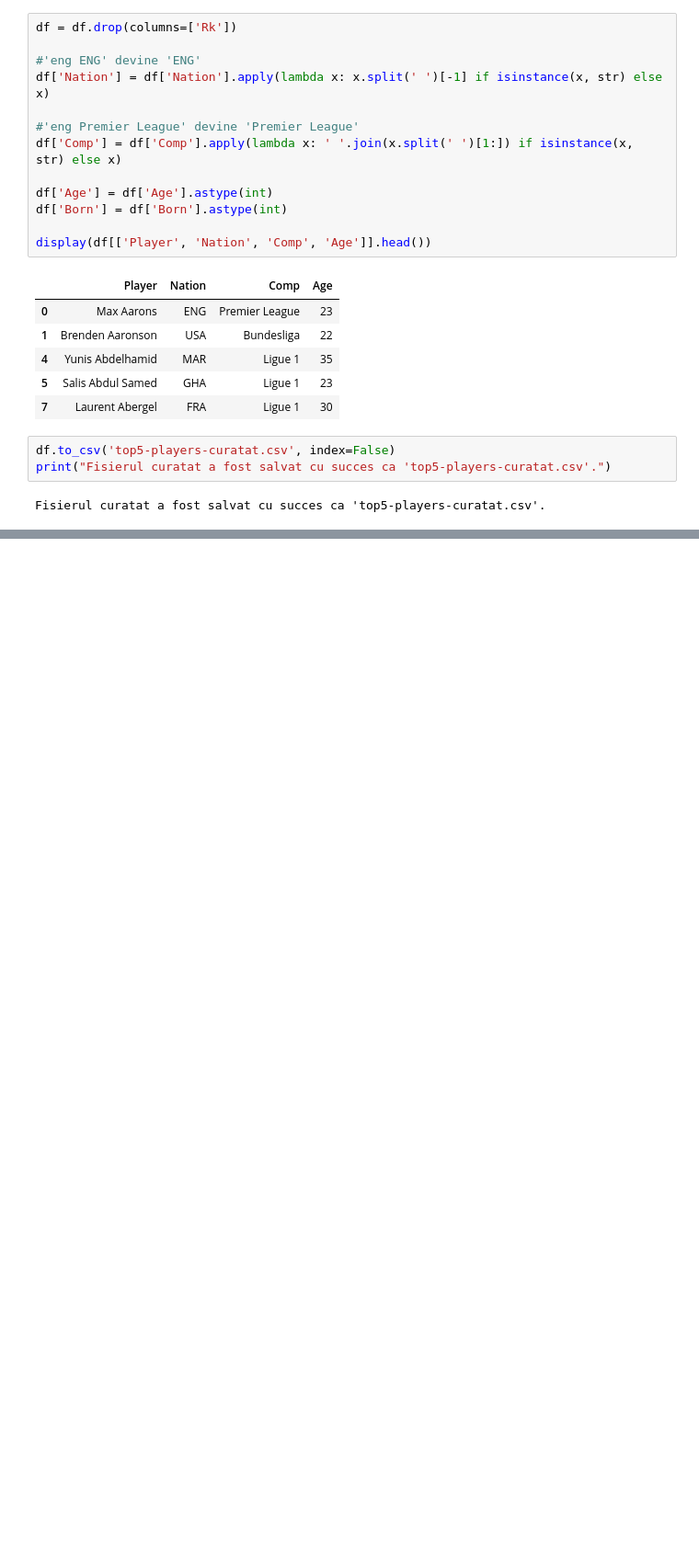
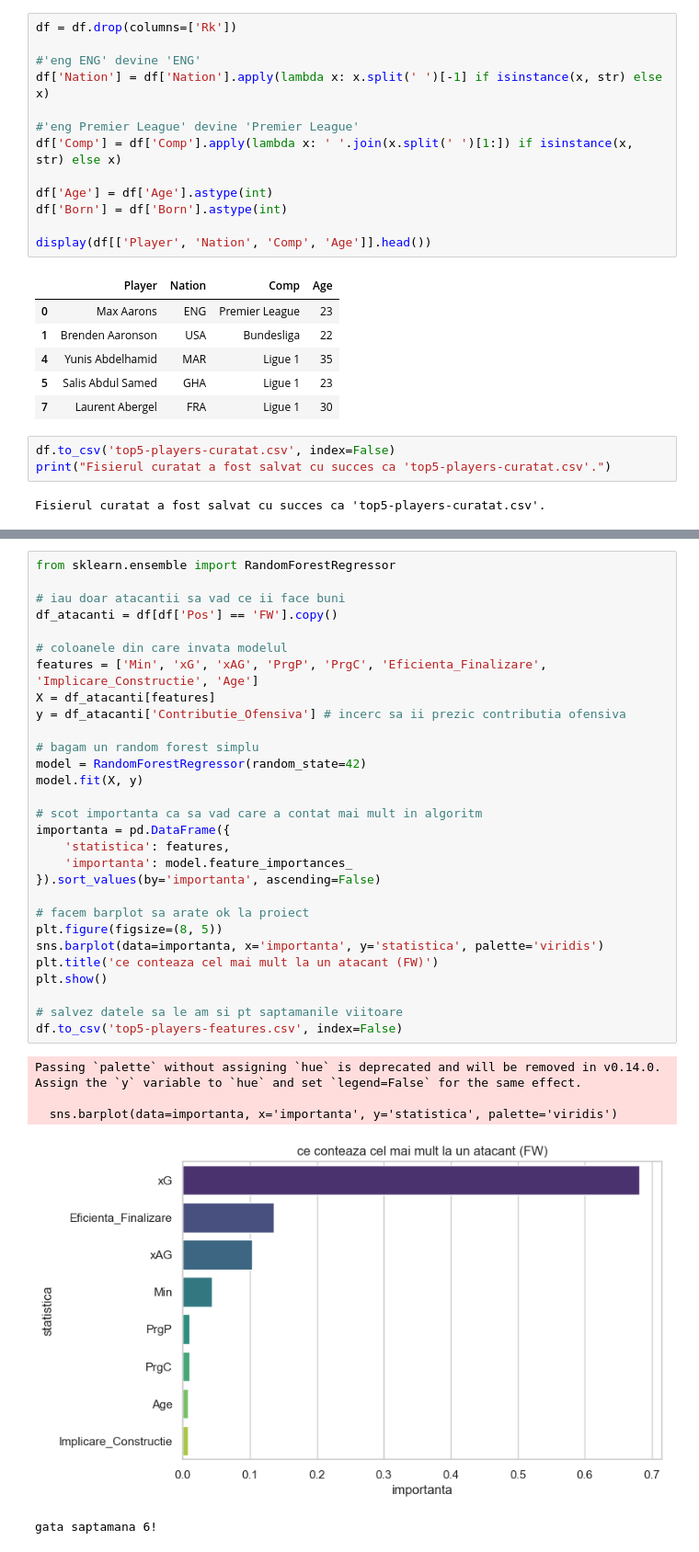
Before and after one commit to ZetPlay10/Sisteme-inteligente, a Jupyter notebook: fotbal.ipynb, the cells around one changed output, grey strips where cells are left out. Shown at 92% size. Cells and saved outputs as stored; diff of their text form; blank space fills up the shorter version.

```diff
--- a/fotbal.ipynb
+++ b/fotbal.ipynb
@@ -106,0 +146,35 @@ Fisierul curatat a fost salvat cu succes ca 'top5-players-curatat.csv'.
+# %%
+from sklearn.ensemble import RandomForestRegressor
+
+# iau doar atacantii sa vad ce ii face buni
+df_atacanti = df[df['Pos'] == 'FW'].copy()
+
+# coloanele din care invata modelul
+features = ['Min', 'xG', 'xAG', 'PrgP', 'PrgC', 'Eficienta_Finalizare', 'Implicare_Constructie', 'Age']
+X = df_atacanti[features]
+y = df_atacanti['Contributie_Ofensiva'] # incerc sa ii prezic contributia ofensiva
+
+# bagam un random forest simplu
+model = RandomForestRegressor(random_state=42)
+model.fit(X, y)
+
+# scot importanta ca sa vad care a contat mai mult in algoritm
+importanta = pd.DataFrame({
+    'statistica': features,
+    'importanta': model.feature_importances_
+}).sort_values(by='importanta', ascending=False)
+
+# facem barplot sa arate ok la proiect
+plt.figure(figsize=(8, 5))
+sns.barplot(data=importanta, x='importanta', y='statistica', palette='viridis')
+plt.title('ce conteaza cel mai mult la un atacant (FW)')
+plt.show()
+
+# salvez datele sa le am si pt saptamanile viitoare
+df.to_csv('top5-players-features.csv', index=False)
+# %% [output]
+Passing `palette` without assigning `hue` is deprecated and will be removed in v0.14.0. Assign the `y` variable to `hue` and set `legend=False` for the same effect.
+
+  sns.barplot(data=importanta, x='importanta', y='statistica', palette='viridis')
+[figure, added]
+gata saptamana 6!
```
Also changed, not shown: parts of 7 cells of this notebook, 1 other file.
